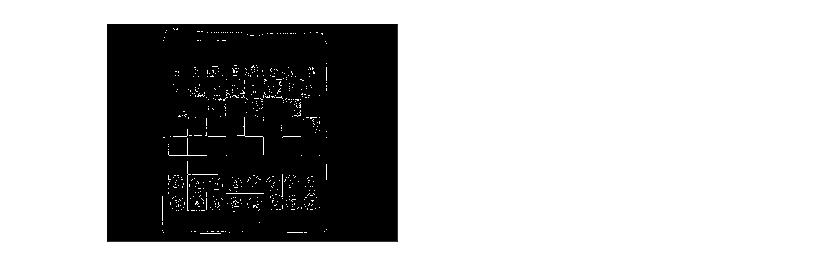
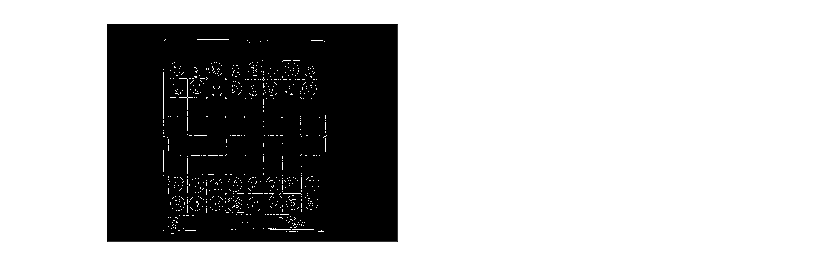
Before and after one commit to JGarruchoF/PID_Identificacion_de_fichas_tablero_ajedrez, a Jupyter notebook: Deteccion_tablero.ipynb, the cells around one changed output. Saved outputs shown, nothing was run; the diff lists cells and outputs as text; code cells hidden in the pictures.

```diff
--- a/Deteccion_tablero.ipynb
+++ b/Deteccion_tablero.ipynb
@@ -30,8 +32,8 @@ muestra(thresh1)
 # %%
-canny = cv2.Canny(thresh1, 200, 500)
+canny = cv2.Canny(flood, 128, 128)
 muestra(canny)
 # %% [output]
-[figure, old version]
+[figure, new version]
 # %%
     cdst = cv2.cvtColor(canny, cv2.COLOR_GRAY2BGR)
     cdstP = np.copy(cdst)
```
Also changed, not shown: parts of 25 cells of this notebook.
